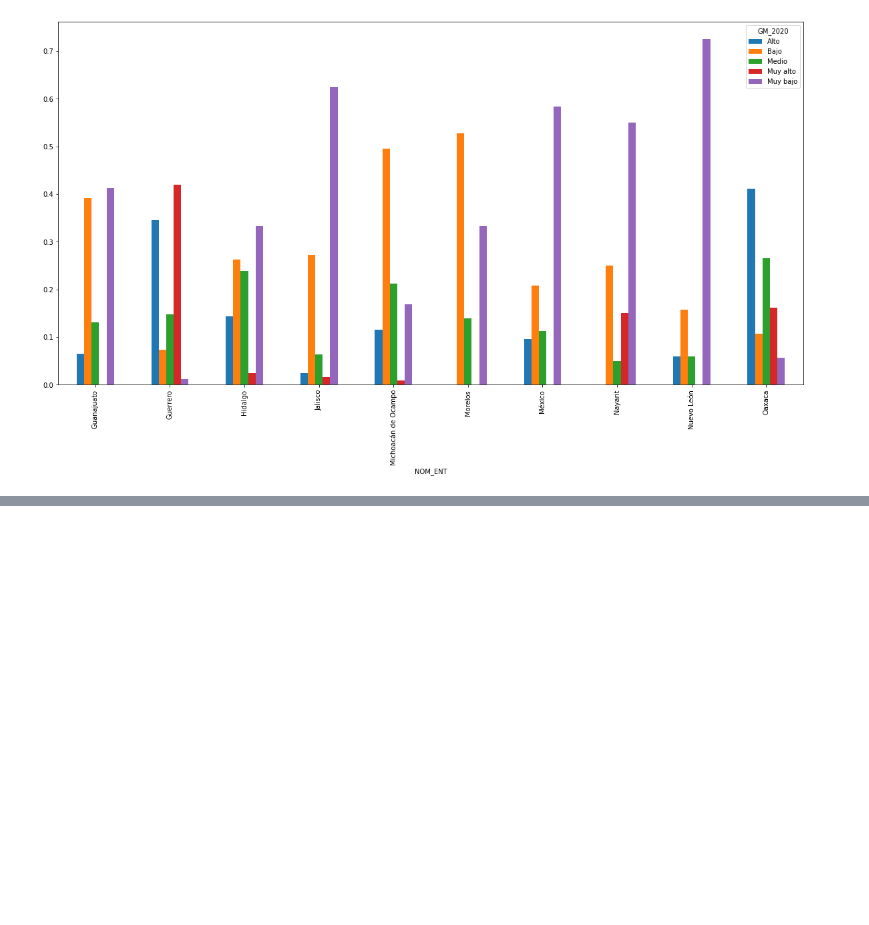
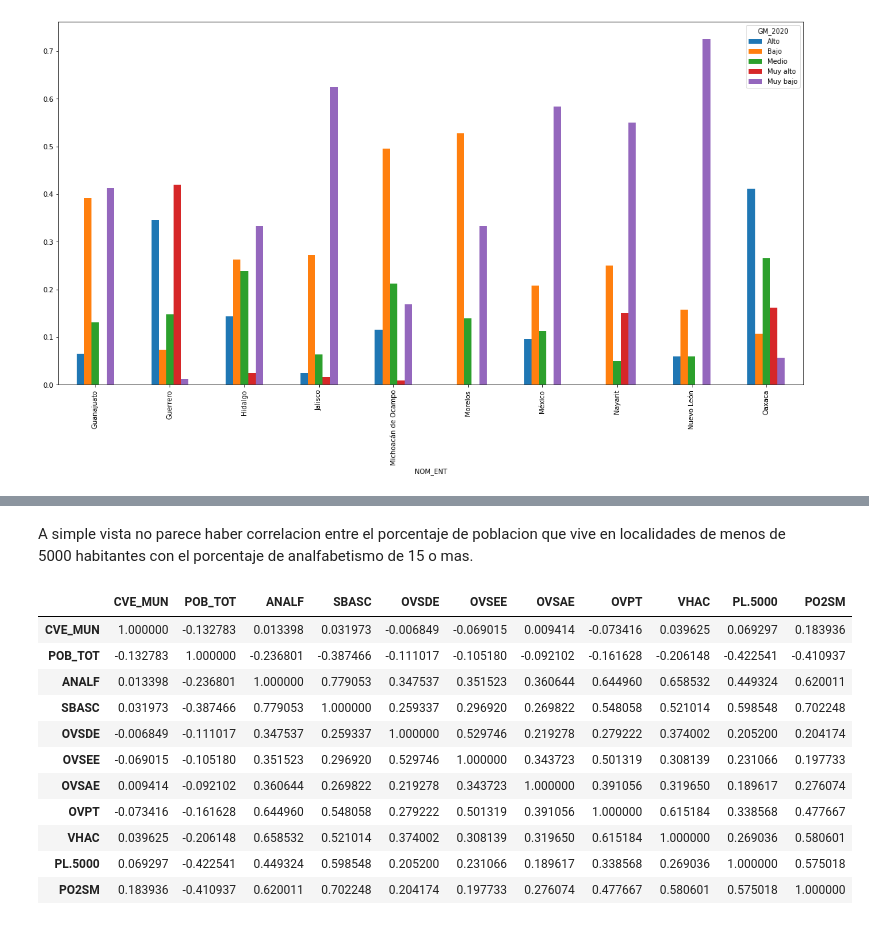
Before and after one commit to ivanDavila/propedeutico_ivandavila, a Jupyter notebook: Propedeutico.ipynb, the cells around one changed output, grey strips where cells are left out. Cells and saved outputs as stored; diff of their text form; code cells hidden in the pictures; blank space fills up the shorter version.

```diff
--- a/Propedeutico.ipynb
+++ b/Propedeutico.ipynb
@@ -158,0 +173,18 @@ ind_mun_por_estado.fillna(0).iloc[10:20].plot(kind="bar",figsize=(20,10))
+# %% [markdown]
+A simple vista no parece haber correlacion entre el porcentaje de poblacion que vive en localidades de menos de 5000 habitantes con el porcentaje de analfabetismo de 15 o mas.
+# %%
+analfavetismo = data_mncpio.select_dtypes(include=['float64', 'int'])
+analfavetismo.corr()
+# %% [output]
+|  | CVE_MUN | POB_TOT | ANALF | SBASC | OVSDE | OVSEE | OVSAE | OVPT | VHAC | PL.5000 | PO2SM |
+| CVE_MUN | 1.000000 | -0.132783 | 0.013398 | 0.031973 | -0.006849 | -0.069015 | 0.009414 | -0.073416 | 0.039625 | 0.069297 | 0.183936 |
+| POB_TOT | -0.132783 | 1.000000 | -0.236801 | -0.387466 | -0.111017 | -0.105180 | -0.092102 | -0.161628 | -0.206148 | -0.422541 | -0.410937 |
+| ANALF | 0.013398 | -0.236801 | 1.000000 | 0.779053 | 0.347537 | 0.351523 | 0.360644 | 0.644960 | 0.658532 | 0.449324 | 0.620011 |
+| SBASC | 0.031973 | -0.387466 | 0.779053 | 1.000000 | 0.259337 | 0.296920 | 0.269822 | 0.548058 | 0.521014 | 0.598548 | 0.702248 |
+| OVSDE | -0.006849 | -0.111017 | 0.347537 | 0.259337 | 1.000000 | 0.529746 | 0.219278 | 0.279222 | 0.374002 | 0.205200 | 0.204174 |
+| OVSEE | -0.069015 | -0.105180 | 0.351523 | 0.296920 | 0.529746 | 1.000000 | 0.343723 | 0.501319 | 0.308139 | 0.231066 | 0.197733 |
+| OVSAE | 0.009414 | -0.092102 | 0.360644 | 0.269822 | 0.219278 | 0.343723 | 1.000000 | 0.391056 | 0.319650 | 0.189617 | 0.276074 |
+| OVPT | -0.073416 | -0.161628 | 0.644960 | 0.548058 | 0.279222 | 0.501319 | 0.391056 | 1.000000 | 0.615184 | 0.338568 | 0.477667 |
+| VHAC | 0.039625 | -0.206148 | 0.658532 | 0.521014 | 0.374002 | 0.308139 | 0.319650 | 0.615184 | 1.000000 | 0.269036 | 0.580601 |
+| PL.5000 | 0.069297 | -0.422541 | 0.449324 | 0.598548 | 0.205200 | 0.231066 | 0.189617 | 0.338568 | 0.269036 | 1.000000 | 0.575018 |
+| PO2SM | 0.183936 | -0.410937 | 0.620011 | 0.702248 | 0.204174 | 0.197733 | 0.276074 | 0.477667 | 0.580601 | 0.575018 | 1.000000 |
```
Also changed, not shown: parts of 7 cells of this notebook, 1 other file.
